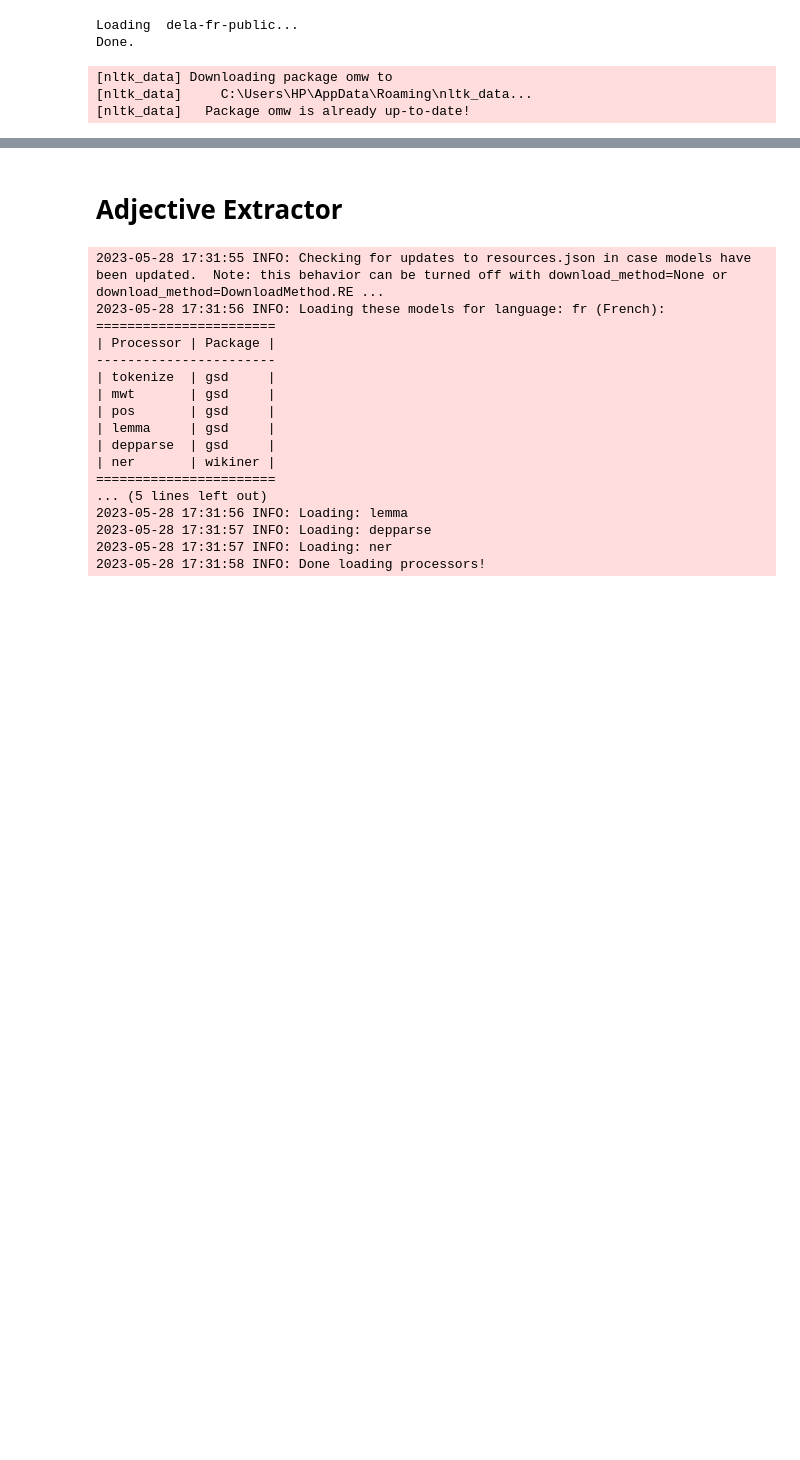
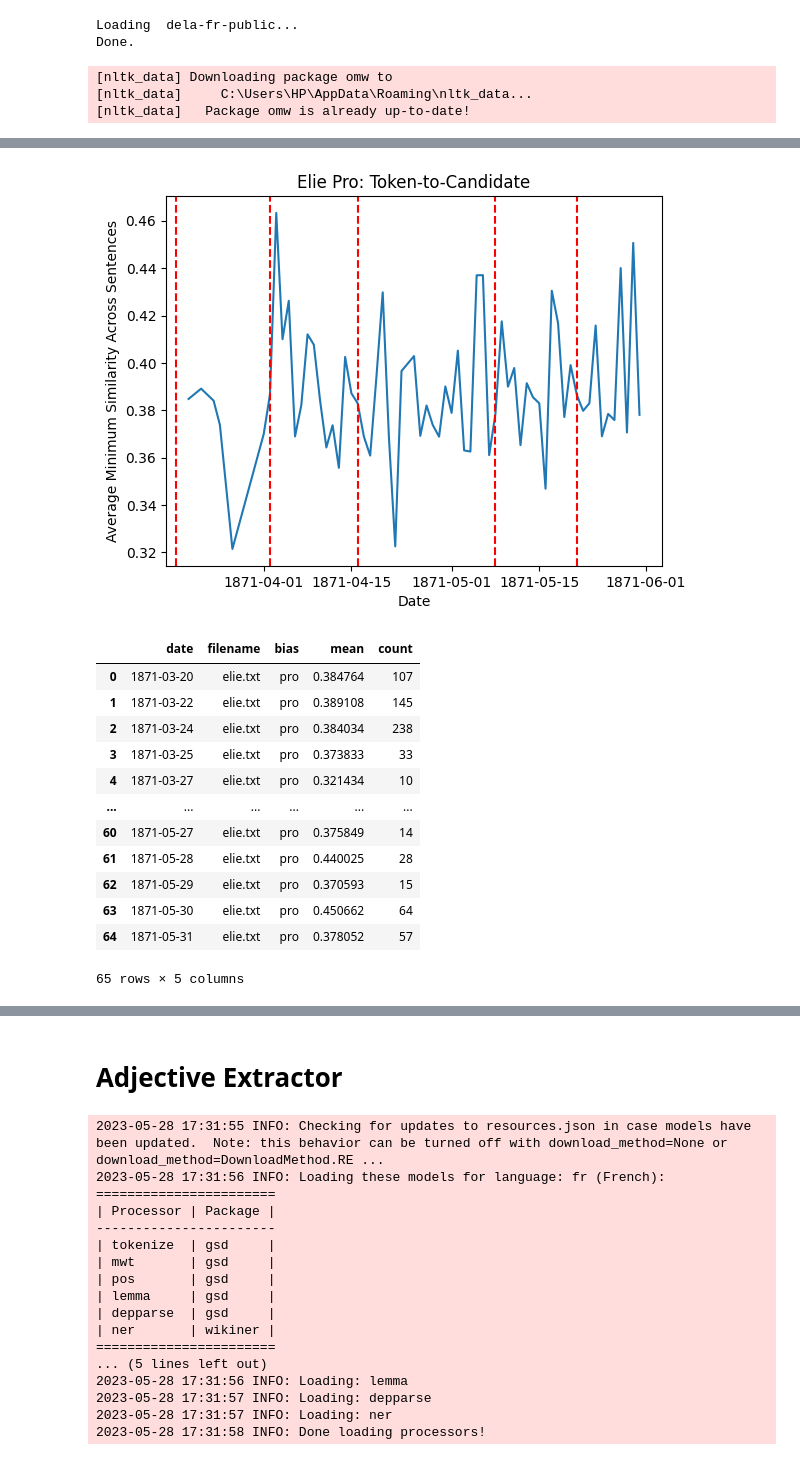
Before and after one commit to shayayan/commune_memoirs_epfl_dh412, a Jupyter notebook: memoir_cleaning.ipynb, the cells around one changed output, grey strips where cells are left out. Drawn from its saved outputs; the diff is of its cells as text; code cells hidden in the pictures; blank space fills up the shorter version.

```diff
--- a/memoir_cleaning.ipynb
+++ b/memoir_cleaning.ipynb
@@ -914,0 +998,44 @@ date_view_sentence_evaluation = date_view_sentence_evaluation[date_view_sentence
+# %%
+import matplotlib.pyplot as plt
+voi = 'sentence_ttb_sim_min'
+group_by = date_view_sentence_evaluation.groupby(['filename', 'bias', 'date'])[voi].agg(['mean', 'count']).reset_index()
+#group_by = group_by[group_by['count'] > 4]
+group_by = group_by[~group_by['date'].str.contains('_strange')]
+group_by = group_by[group_by['filename'] == "elie.txt"]
+group_by['date'] = pd.to_datetime(group_by['date'], format='%d.%m.%Y')
+
+group_by = group_by.sort_values('date')
+group_by.set_index('date', inplace=True)
+#group_by = group_by.resample('W').agg({'mean': 'mean', 'filename': lambda x: x.iloc[0], 'bias': lambda x: x.iloc[0], 'count': lambda x: x.iloc[0]})
+
+group_by = group_by.reset_index()
+
+
+plt.plot(group_by['date'], group_by['mean'])
+
+plt.xlabel('Date')
+plt.ylabel('Average Minimum Similarity Across Sentences')
+plt.title('Elie Pro: Token-to-Candidate')
+plt.axvline(pd.to_datetime('1871-05-21'), color='red', linestyle='--')
+plt.axvline(pd.to_datetime('1871-05-08'), color='red', linestyle='--')
+plt.axvline(pd.to_datetime('1871-04-16'), color='red', linestyle='--')
+plt.axvline(pd.to_datetime('1871-04-02'), color='red', linestyle='--')
+plt.axvline(pd.to_datetime('1871-03-18'), color='red', linestyle='--')
+plt.show()
+
+group_by
+# %% [output]
+[figure, added]
+|  | date | filename | bias | mean | count |
+| 0 | 1871-03-20 | elie.txt | pro | 0.384764 | 107 |
+| 1 | 1871-03-22 | elie.txt | pro | 0.389108 | 145 |
+| 2 | 1871-03-24 | elie.txt | pro | 0.384034 | 238 |
+| 3 | 1871-03-25 | elie.txt | pro | 0.373833 | 33 |
+| 4 | 1871-03-27 | elie.txt | pro | 0.321434 | 10 |
+| ... | ... | ... | ... | ... | ... |
+| 60 | 1871-05-27 | elie.txt | pro | 0.375849 | 14 |
+| 61 | 1871-05-28 | elie.txt | pro | 0.440025 | 28 |
+| 62 | 1871-05-29 | elie.txt | pro | 0.370593 | 15 |
+| 63 | 1871-05-30 | elie.txt | pro | 0.450662 | 64 |
+| 64 | 1871-05-31 | elie.txt | pro | 0.378052 | 57 |
+65 rows × 5 columns
```
Also changed, not shown: parts of 19 cells of this notebook, 1 other file.
